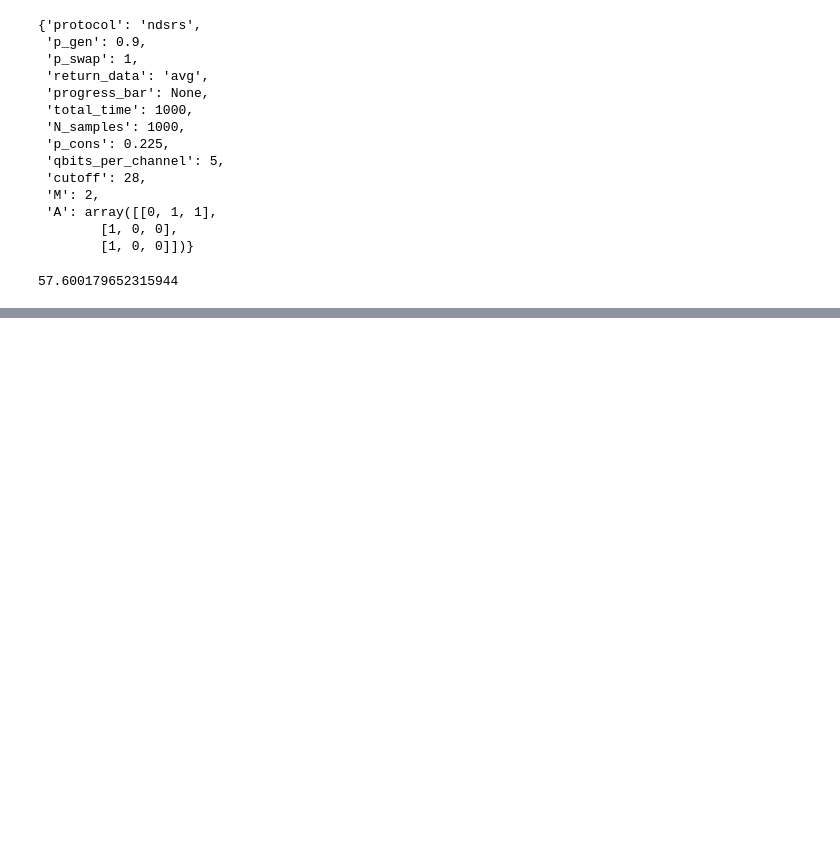
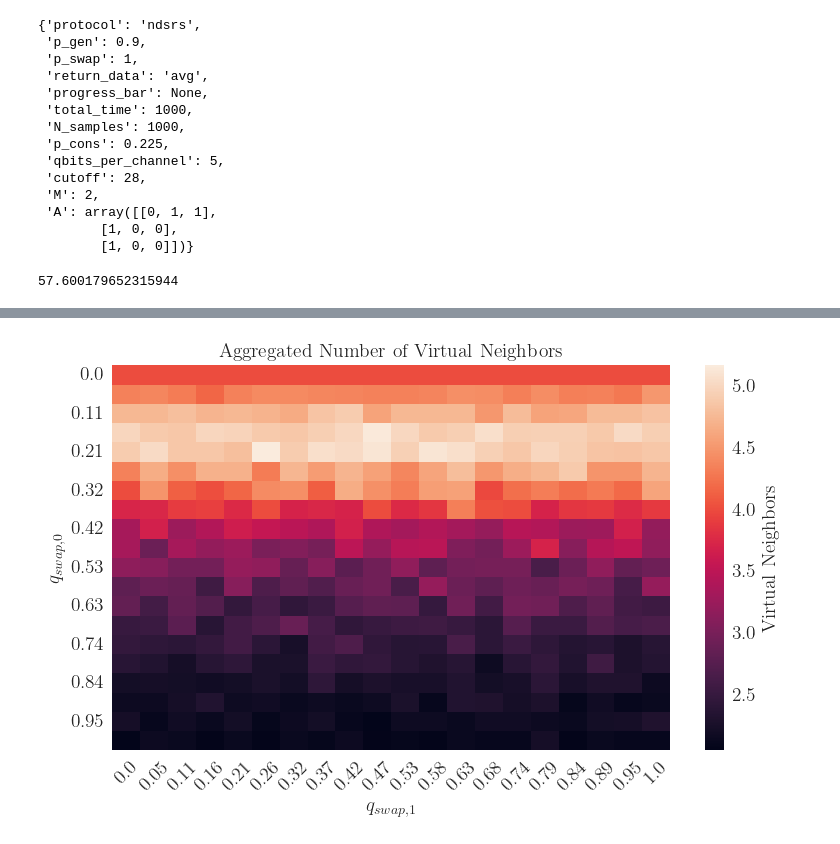
Before and after one commit to Luisenden/qnetsur, a Jupyter notebook: notebooks/paretotrial.ipynb, the cells around one changed output, grey strips where cells are left out. Saved outputs shown, nothing was run; the diff lists cells and outputs as text; code cells hidden in the pictures; blank space fills up the shorter version.

Commit message:
updated usecase rb

```diff
--- a/notebooks/paretotrial.ipynb
+++ b/notebooks/paretotrial.ipynb
@@ -171,2 +215,14 @@ sns.boxplot(model.X_df[filter].drop(['Iteration'], axis=1))
+# %%
+df_plot = pd.read_pickle('../usecase_cd/21tree-heatmap.pkl')
+fig, ax = plt.subplots(figsize=(9,5))
+sns.heatmap(df_plot, cbar_kws={'label': 'Virtual Neighbors'})
+plt.xlabel(r'$q_{swap,1}$')
+plt.ylabel(r'$q_{swap,0}$')
+plt.yticks(rotation=0)
+plt.xticks(rotation=45)
+plt.title('Aggregated Number of Virtual Neighbors')
+plt.show()
+# %% [output]
+[figure, added]
 # %% [markdown]
 <div style="max-width:400px;margin-left: auto; margin-right: 0
```
Also changed, not shown: parts of 12 cells of this notebook, 14 other files.
